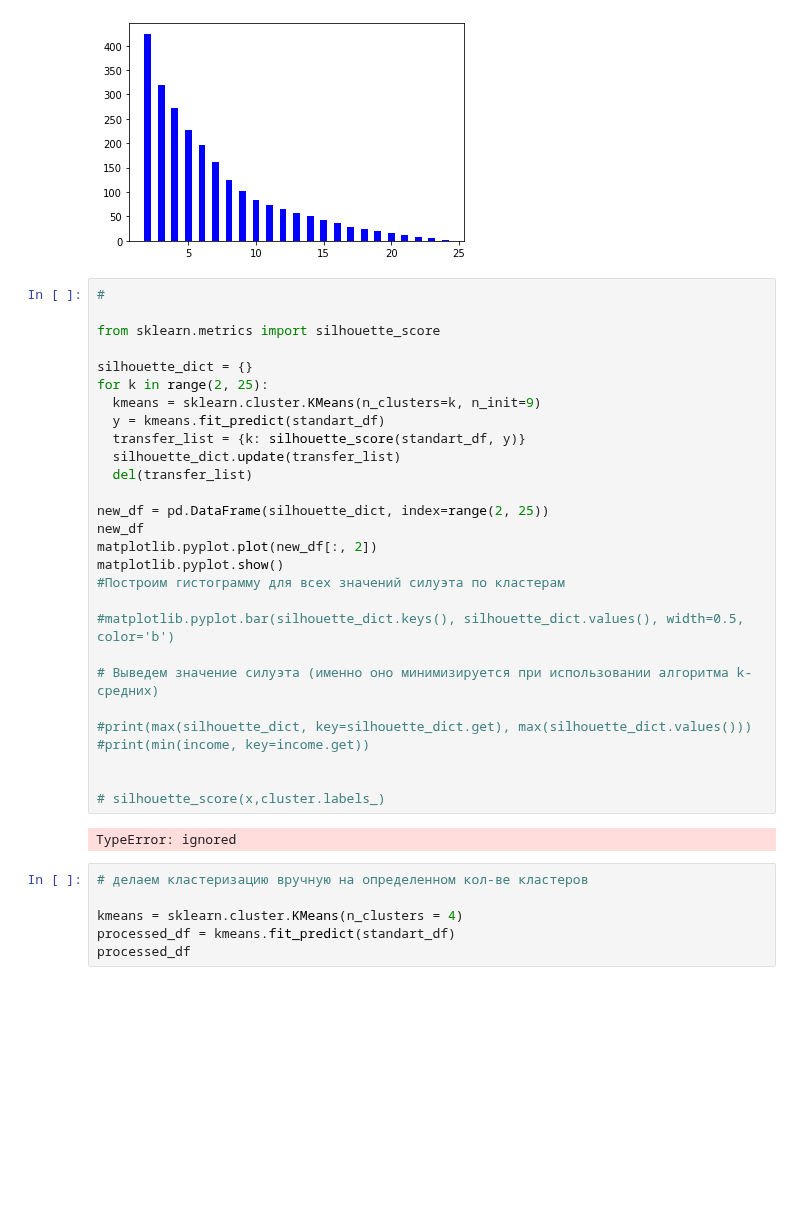
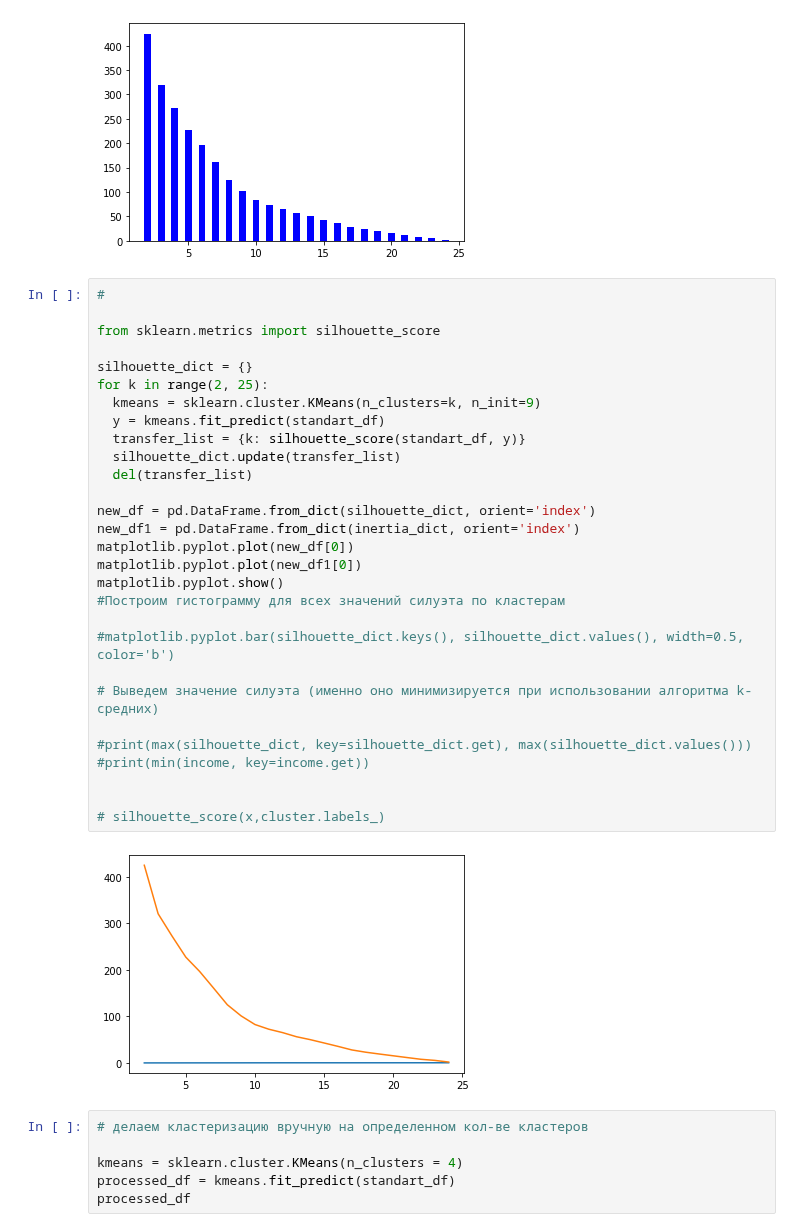
Before and after one commit to Maksimka9/clustering, a Jupyter notebook: test.ipynb, the cells around one changed output. Saved outputs shown, nothing was run; the diff lists cells and outputs as text; blank space fills up the shorter version.

```diff
--- a/test.ipynb
+++ b/test.ipynb
@@ -110,32 +110,33 @@ print(min(inertia_dict, key=inertia_dict.get), min(inertia_dict.values()))
 # %%
 #
 
 from sklearn.metrics import silhouette_score
 
 silhouette_dict = {}
 for k in range(2, 25):
   kmeans = sklearn.cluster.KMeans(n_clusters=k, n_init=9)
   y = kmeans.fit_predict(standart_df)
   transfer_list = {k: silhouette_score(standart_df, y)}
   silhouette_dict.update(transfer_list)
   del(transfer_list)
 
-new_df = pd.DataFrame(silhouette_dict, index=range(2, 25))
-new_df
-matplotlib.pyplot.plot(new_df[:, 2])
+new_df = pd.DataFrame.from_dict(silhouette_dict, orient='index')
+new_df1 = pd.DataFrame.from_dict(inertia_dict, orient='index')
+matplotlib.pyplot.plot(new_df[0])
+matplotlib.pyplot.plot(new_df1[0])
 matplotlib.pyplot.show()
 #Построим гистограмму для всех значений силуэта по кластерам
 
 #matplotlib.pyplot.bar(silhouette_dict.keys(), silhouette_dict.values(), width=0.5, color='b')
 
 # Выведем значение силуэта (именно оно минимизируется при использовании алгоритма k-средних)
 
 #print(max(silhouette_dict, key=silhouette_dict.get), max(silhouette_dict.values()))   #print(min(income, key=income.get))
 
 
 # silhouette_score(x,cluster.labels_)
 # %% [output]
-TypeError: ignored
+[figure, added]
 # %%
 # делаем кластеризацию вручную на определенном кол-ве кластеров
 
```
